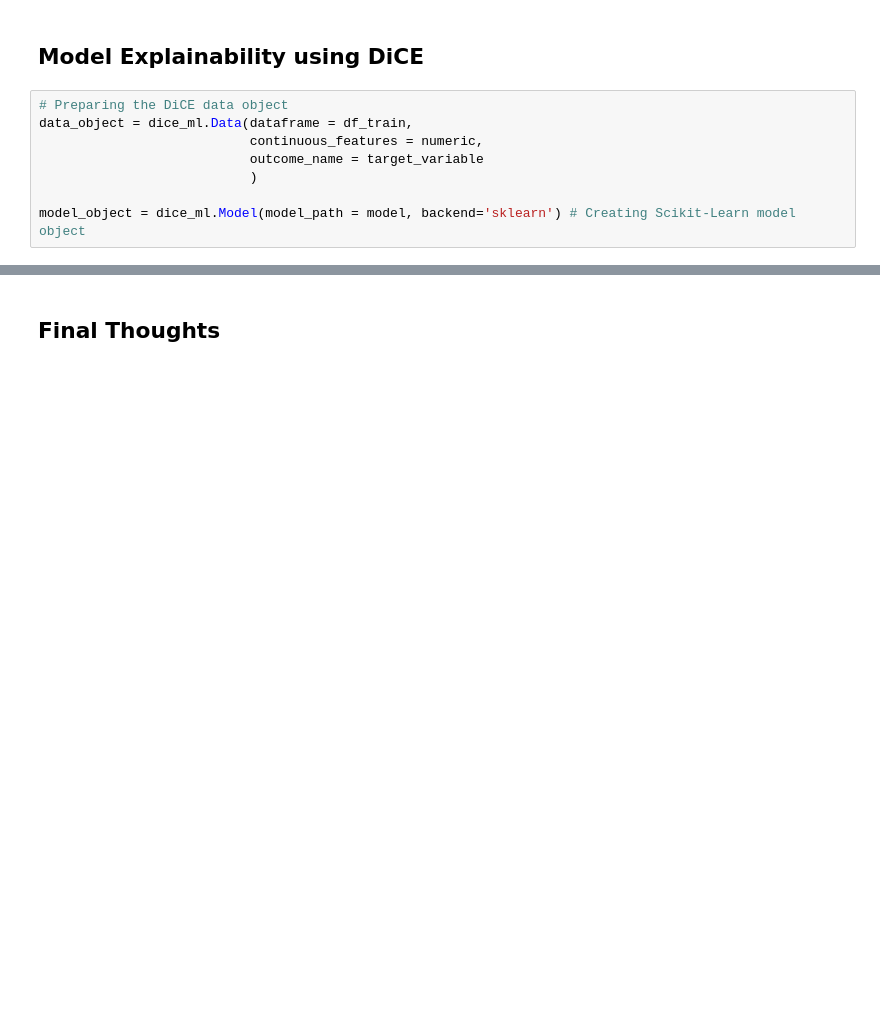
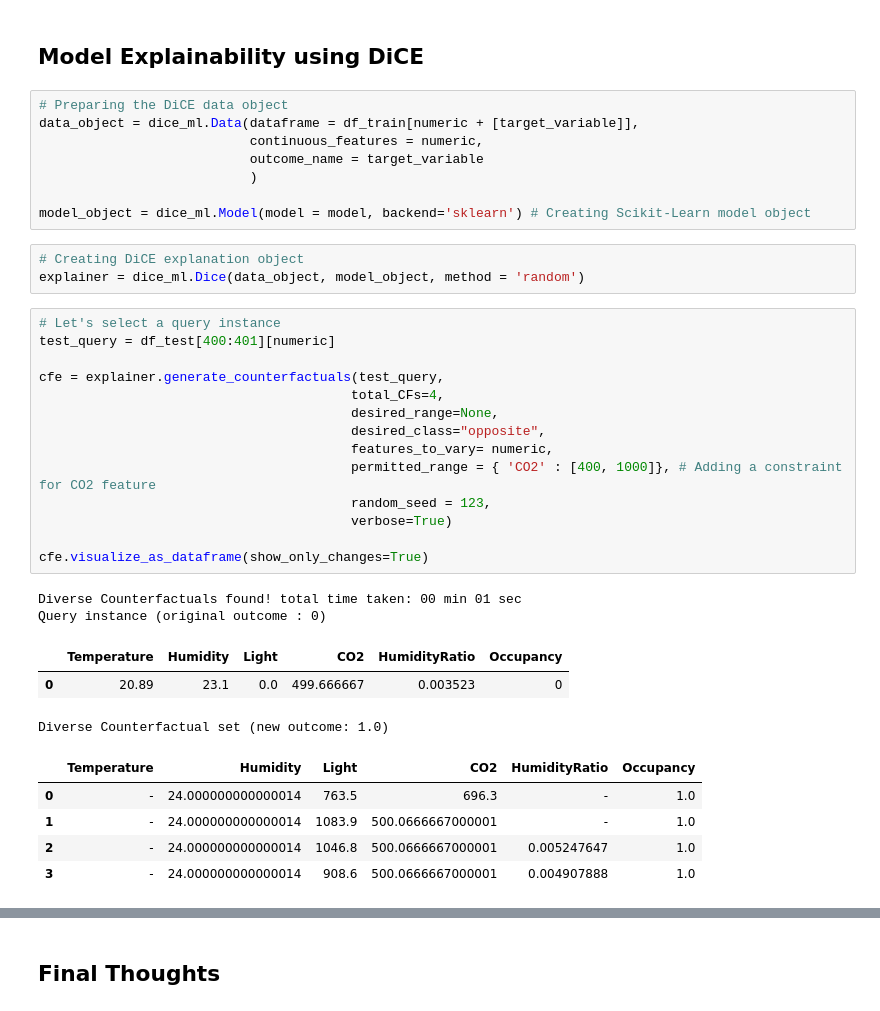
Before and after one commit to PacktPublishing/Applied-Machine-Learning-Explainability-Techniques, a Jupyter notebook: Chapter09/DiCE_example.ipynb, the cells around one changed output, grey strips where cells are left out. Drawn from its saved outputs; the diff is of its cells as text; blank space fills up the shorter version.

```diff
--- a/Chapter09/DiCE_example.ipynb
+++ b/Chapter09/DiCE_example.ipynb
@@ -220,9 +221,37 @@ roc_auc_score(model.predict(df_test), y_test)
 ## Model Explainability using DiCE
 # %%
 # Preparing the DiCE data object
-data_object = dice_ml.Data(dataframe = df_train,
+data_object = dice_ml.Data(dataframe = df_train[numeric + [target_variable]],
                            continuous_features = numeric,
                            outcome_name = target_variable
                            )
 
-model_object = dice_ml.Model(model_path = model, backend='sklearn') # Creating Scikit-Learn model object
+model_object = dice_ml.Model(model = model, backend='sklearn') # Creating Scikit-Learn model object
+# %%
+# Creating DiCE explanation object
+explainer = dice_ml.Dice(data_object, model_object, method = 'random')
+# %%
+# Let's select a query instance
+test_query = df_test[400:401][numeric]
+
+cfe = explainer.generate_counterfactuals(test_query,
+                                        total_CFs=4,
+                                        desired_range=None,
+                                        desired_class="opposite",
+                                        features_to_vary= numeric,
+                                        permitted_range = { 'CO2' : [400, 1000]}, # Adding a constraint for CO2 feature
+                                        random_seed = 123,
+                                        verbose=True)
+
+cfe.visualize_as_dataframe(show_only_changes=True)
+# %% [output]
+Diverse Counterfactuals found! total time taken: 00 min 01 sec
+Query instance (original outcome : 0)
+|  | Temperature | Humidity | Light | CO2 | HumidityRatio | Occupancy |
+| 0 | 20.89 | 23.1 | 0.0 | 499.666667 | 0.003523 | 0 |
+Diverse Counterfactual set (new outcome: 1.0)
+|  | Temperature | Humidity | Light | CO2 | HumidityRatio | Occupancy |
+| 0 | - | 24.000000000000014 | 763.5 | 696.3 | - | 1.0 |
+| 1 | - | 24.000000000000014 | 1083.9 | 500.0666667000001 | - | 1.0 |
+| 2 | - | 24.000000000000014 | 1046.8 | 500.0666667000001 | 0.005247647 | 1.0 |
+| 3 | - | 24.000000000000014 | 908.6 | 500.0666667000001 | 0.004907888 | 1.0 |
```
Also changed, not shown: parts of 9 cells of this notebook.
